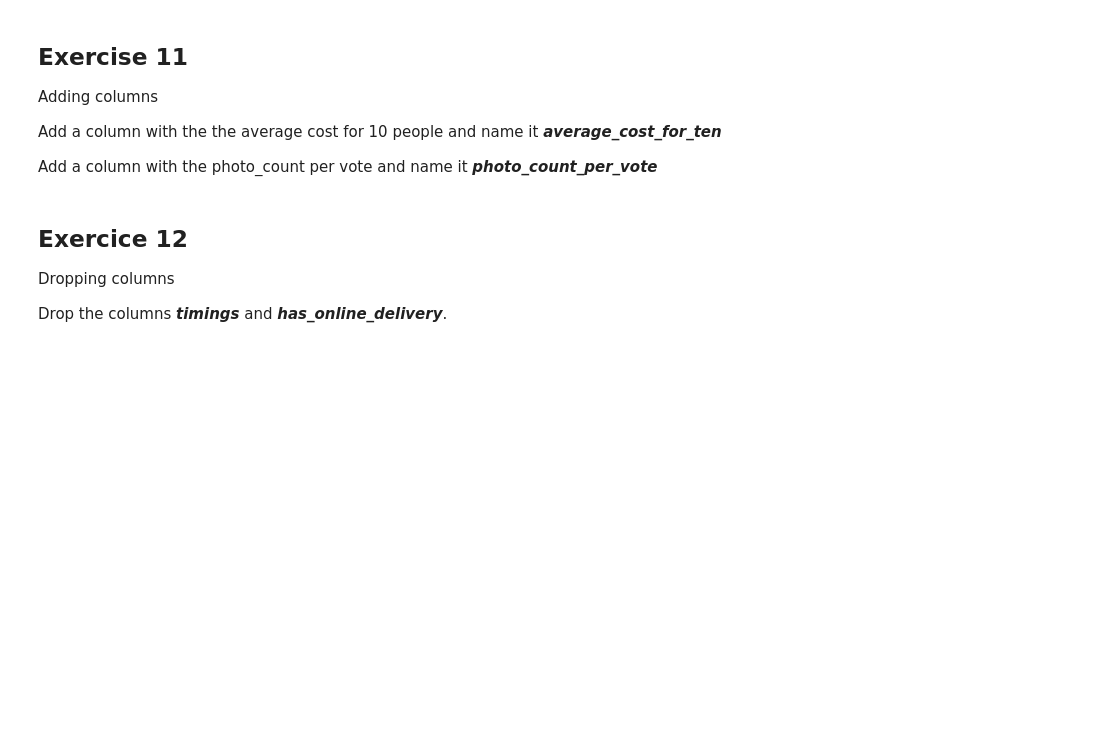
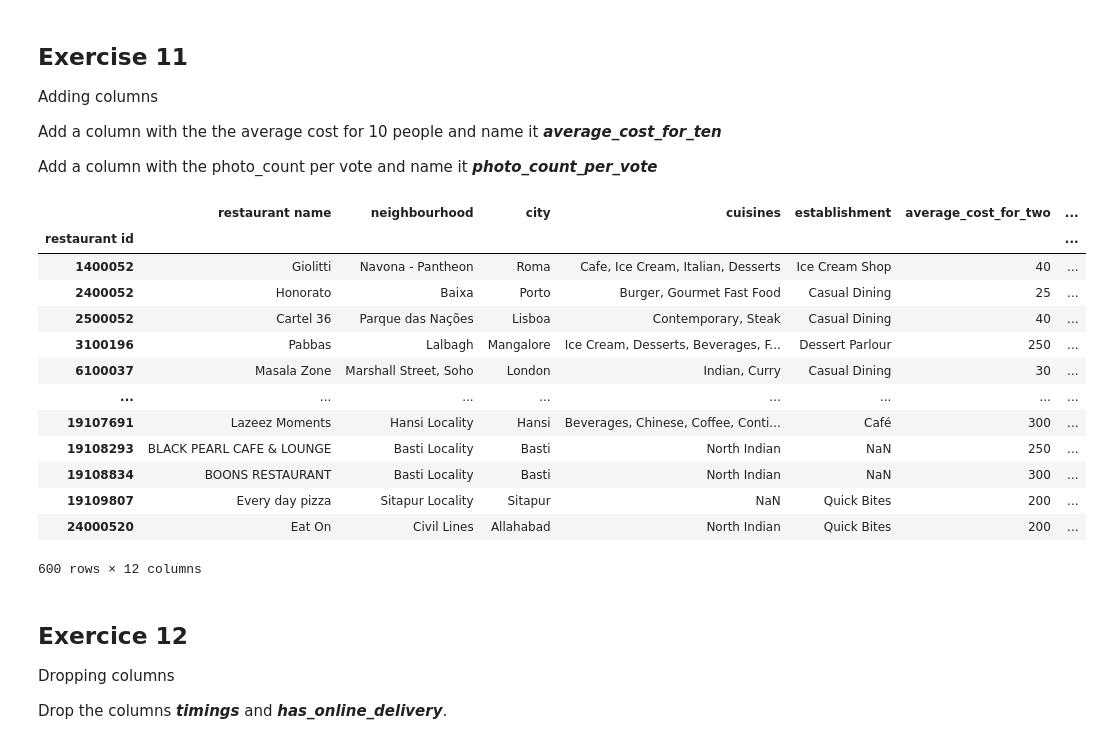
Before and after one commit to fcboss/data-science-academy-workspace, a Jupyter notebook: S01 - Bootcamp and Binary Classification/SLU02 - Subsetting Data in Pandas/Exercise notebook.ipynb, the cells around one changed output. Drawn from its saved outputs; the diff is of its cells as text; code cells hidden in the pictures; blank space fills up the shorter version.

```diff
--- a/S01 - Bootcamp and Binary Classification/SLU02 - Subsetting Data in Pandas/Exercise notebook.ipynb
+++ b/S01 - Bootcamp and Binary Classification/SLU02 - Subsetting Data in Pandas/Exercise notebook.ipynb
@@ -317,6 +330,23 @@ Adding columns
 Add a column with the the average cost for 10 people and name it __*average_cost_for_ten*__
 
 Add a column with the photo_count per vote and name it __*photo_count_per_vote*__
+# %%
+restaurants
+# %% [output]
+|  | restaurant name | neighbourhood | city | cuisines | establishment | average_cost_for_two | ... |
+| restaurant id |  |  |  |  |  |  | ... |
+| 1400052 | Giolitti | Navona - Pantheon | Roma | Cafe, Ice Cream, Italian, Desserts | Ice Cream Shop | 40 | ... |
+| 2400052 | Honorato | Baixa | Porto | Burger, Gourmet Fast Food | Casual Dining | 25 | ... |
+| 2500052 | Cartel 36 | Parque das Nações | Lisboa | Contemporary, Steak | Casual Dining | 40 | ... |
+| 3100196 | Pabbas | Lalbagh | Mangalore | Ice Cream, Desserts, Beverages, F... | Dessert Parlour | 250 | ... |
+| 6100037 | Masala Zone | Marshall Street, Soho | London | Indian, Curry | Casual Dining | 30 | ... |
+| ... | ... | ... | ... | ... | ... | ... | ... |
+| 19107691 | Lazeez Moments | Hansi Locality | Hansi | Beverages, Chinese, Coffee, Conti... | Café | 300 | ... |
+| 19108293 | BLACK PEARL CAFE & LOUNGE | Basti Locality | Basti | North Indian | NaN | 250 | ... |
+| 19108834 | BOONS RESTAURANT | Basti Locality | Basti | North Indian | NaN | 300 | ... |
+| 19109807 | Every day pizza | Sitapur Locality | Sitapur | NaN | Quick Bites | 200 | ... |
+| 24000520 | Eat On | Civil Lines | Allahabad | North Indian | Quick Bites | 200 | ... |
+600 rows × 12 columns
 # %%
 def exercise_11(df):
     """
```
Also changed, not shown: parts of 11 cells of this notebook.
